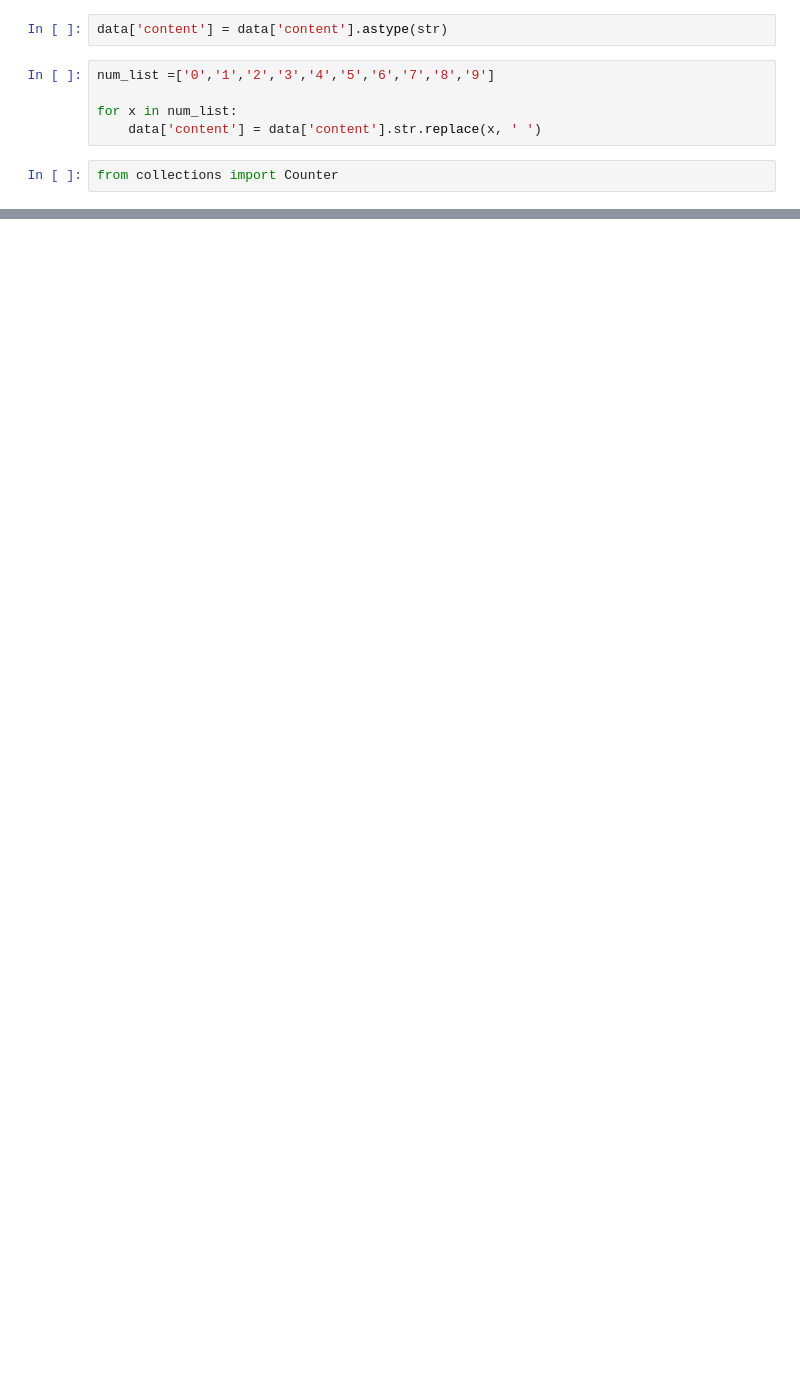
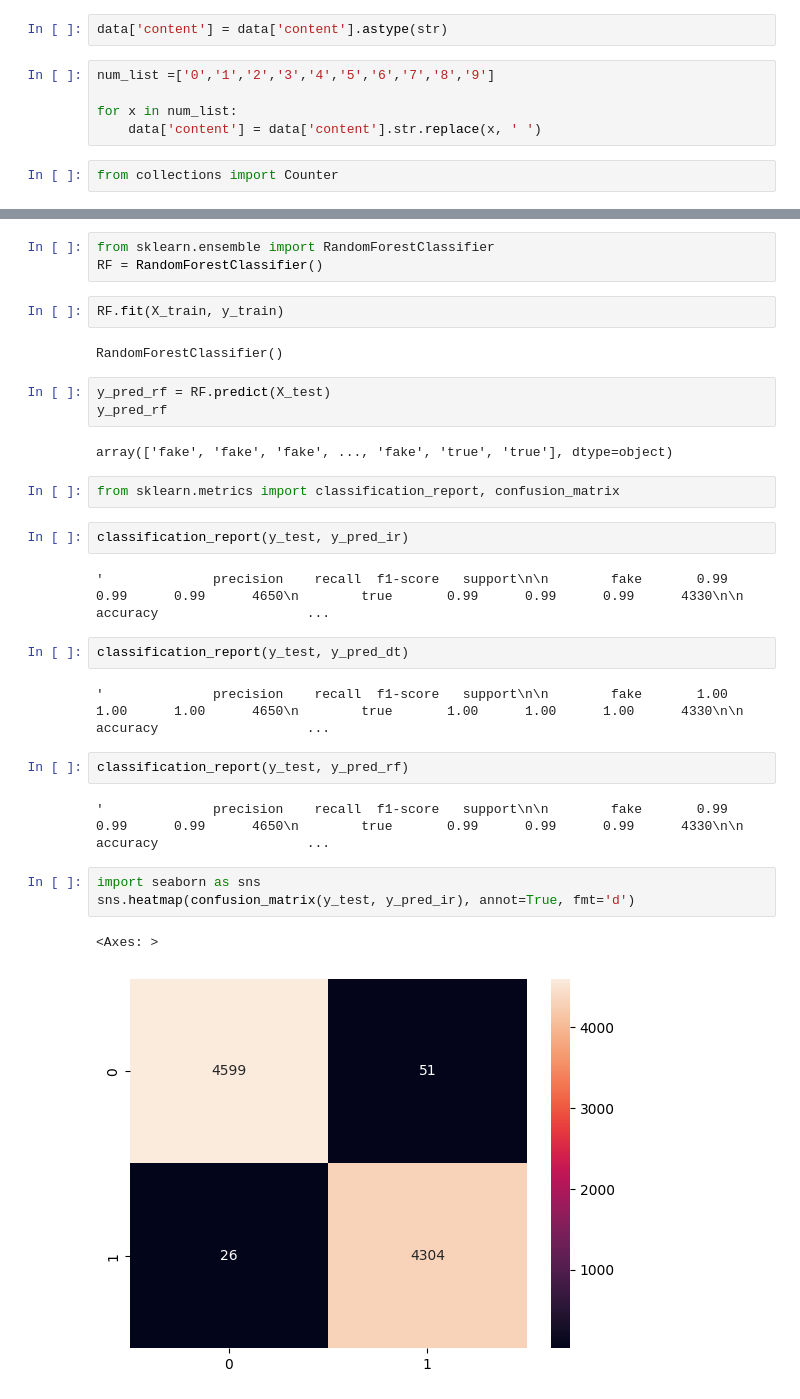
Before and after one commit to Anas-S-Muhammed/Fake_News_Detector_model, a Jupyter notebook: fake_news_model.ipynb, the cells around one changed output, grey strips where cells are left out. Drawn from its saved outputs; the diff is of its cells as text; blank space fills up the shorter version.

```diff
--- a/fake_news_model.ipynb
+++ b/fake_news_model.ipynb
@@ -127,0 +321,32 @@ counter_ = Counter(data['content'])
+# %%
+from sklearn.ensemble import RandomForestClassifier
+RF = RandomForestClassifier()
+# %%
+RF.fit(X_train, y_train)
+# %% [output]
+RandomForestClassifier()
+# %%
+y_pred_rf = RF.predict(X_test)
+y_pred_rf
+# %% [output]
+array(['fake', 'fake', 'fake', ..., 'fake', 'true', 'true'], dtype=object)
+# %%
+from sklearn.metrics import classification_report, confusion_matrix
+# %%
+classification_report(y_test, y_pred_ir)
+# %% [output]
+'              precision    recall  f1-score   support\n\n        fake       0.99      0.99      0.99      4650\n        true       0.99      0.99      0.99      4330\n\n    accuracy                   ...
+# %%
+classification_report(y_test, y_pred_dt)
+# %% [output]
+'              precision    recall  f1-score   support\n\n        fake       1.00      1.00      1.00      4650\n        true       1.00      1.00      1.00      4330\n\n    accuracy                   ...
+# %%
+classification_report(y_test, y_pred_rf)
+# %% [output]
+'              precision    recall  f1-score   support\n\n        fake       0.99      0.99      0.99      4650\n        true       0.99      0.99      0.99      4330\n\n    accuracy                   ...
+# %%
+import seaborn as sns
+sns.heatmap(confusion_matrix(y_test, y_pred_ir), annot=True, fmt='d')
+# %% [output]
+<Axes: >
+[figure, added]
```
Also changed, not shown: parts of 33 cells of this notebook.
